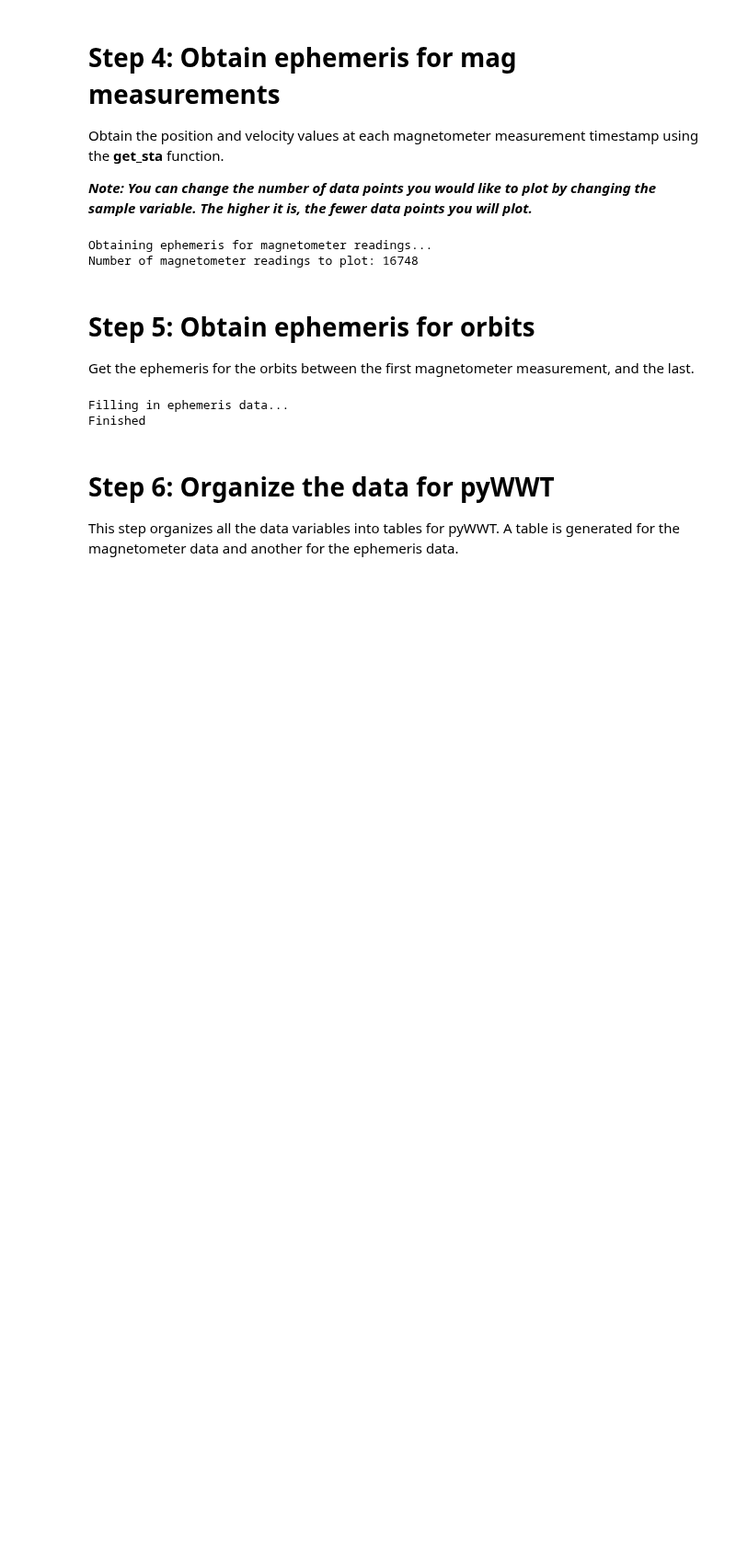
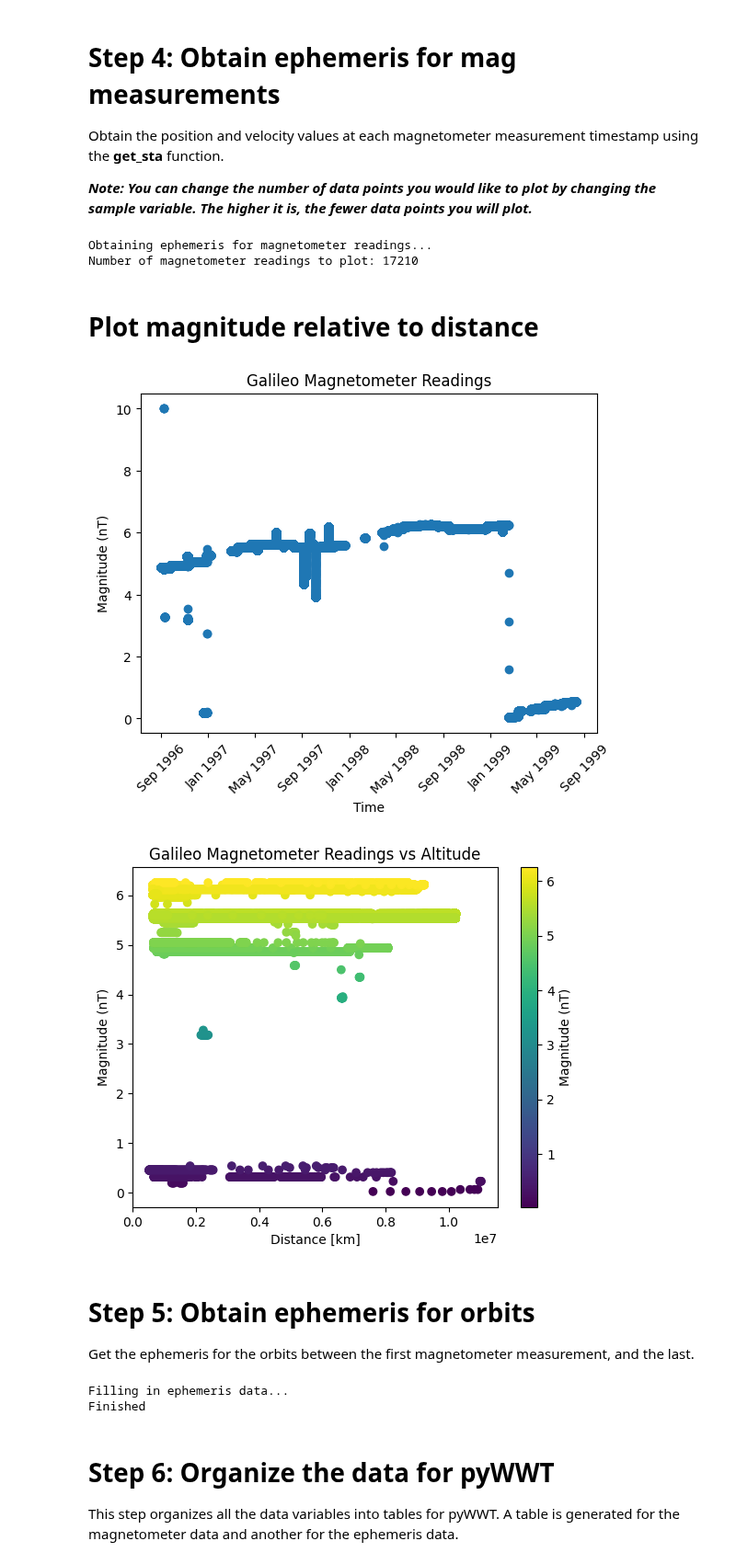
Before and after one commit to NASA-PDS/search-api-notebook, a Jupyter notebook: notebooks/lro/GLL_MagPlot.ipynb, the cells around one changed output. Shown at 92% size. Drawn from its saved outputs; the diff is of its cells as text; code cells hidden in the pictures; blank space fills up the shorter version.

```diff
--- a/notebooks/lro/GLL_MagPlot.ipynb
+++ b/notebooks/lro/GLL_MagPlot.ipynb
@@ -195,18 +191,51 @@ Obtain the position and velocity values at each magnetometer measurement timesta
 # %%
 sample = 100
 
-
+trunc_data_tot = data_tot[1::sample]
 #Obtain the position data that corresponds to the measurements
 print('Obtaining ephemeris for magnetometer readings...')
-df = pd.DataFrame({'time':mag_time[1::sample], 'data': mag_tot[1::sample]})
+df = pd.DataFrame({'time':trunc_data_tot['Time'], 'data': trunc_data_tot['B-FIELD MAGNITUDE']})
 df['time'] = pd.to_datetime(df['time'])
-df.sort_values('time', inplace = True)
+# df.sort_values('time', inplace = True)
 
-mag_ephem_data = getsta(df['time'][1000:]) #Takes time input
+mag_ephem_data = getsta(df['time']) #Takes time input
 print("Number of magnetometer readings to plot: "+ str(len(mag_ephem_data)))
 # %% [output]
 Obtaining ephemeris for magnetometer readings...
-Number of magnetometer readings to plot: 16748
+Number of magnetometer readings to plot: 17210
+# %% [markdown]
+# Plot magnitude relative to distance
+# %%
+TimeConverted = [datetime.strptime(t, "%Y-%m-%dT%H:%M:%S.%f") for t in data_tot['Time']]
+fig, ax = plt.subplots()
+cm = ax.scatter(TimeConverted,data_tot['B-FIELD MAGNITUDE'])
+
+# ax.xaxis.set_major_locator(mdates.MonthLocator())
+ax.xaxis.set_major_formatter(mdates.DateFormatter('%b %Y'))
+plt.xticks(rotation=45)
+
+plt.xlabel("Time")
+plt.locator_params(axis='x', nbins=10)
+plt.ylabel("Magnitude (nT)")
+plt.title("Galileo Magnetometer Readings")
+
+plt.show()
+
+fig_2, mag_d = plt.subplots()
+distance = distance = np.linalg.norm(mag_ephem_data, axis=1)
+
+cm = mag_d.scatter(distance,df['data'],c = df['data'], cmap = 'viridis' )
+
+plt.xlabel("Distance [km]")
+plt.ylabel("Magnitude (nT)")
+plt.title("Galileo Magnetometer Readings vs Altitude")
+
+cbar = plt.colorbar(cm)
+cbar.set_label("Magnitude (nT)")
+plt.show()
+# %% [output]
+[figure, added]
+[figure, added]
 # %% [markdown]
 # Step 5: Obtain ephemeris for orbits
 
```
Also changed, not shown: parts of 12 cells of this notebook.
